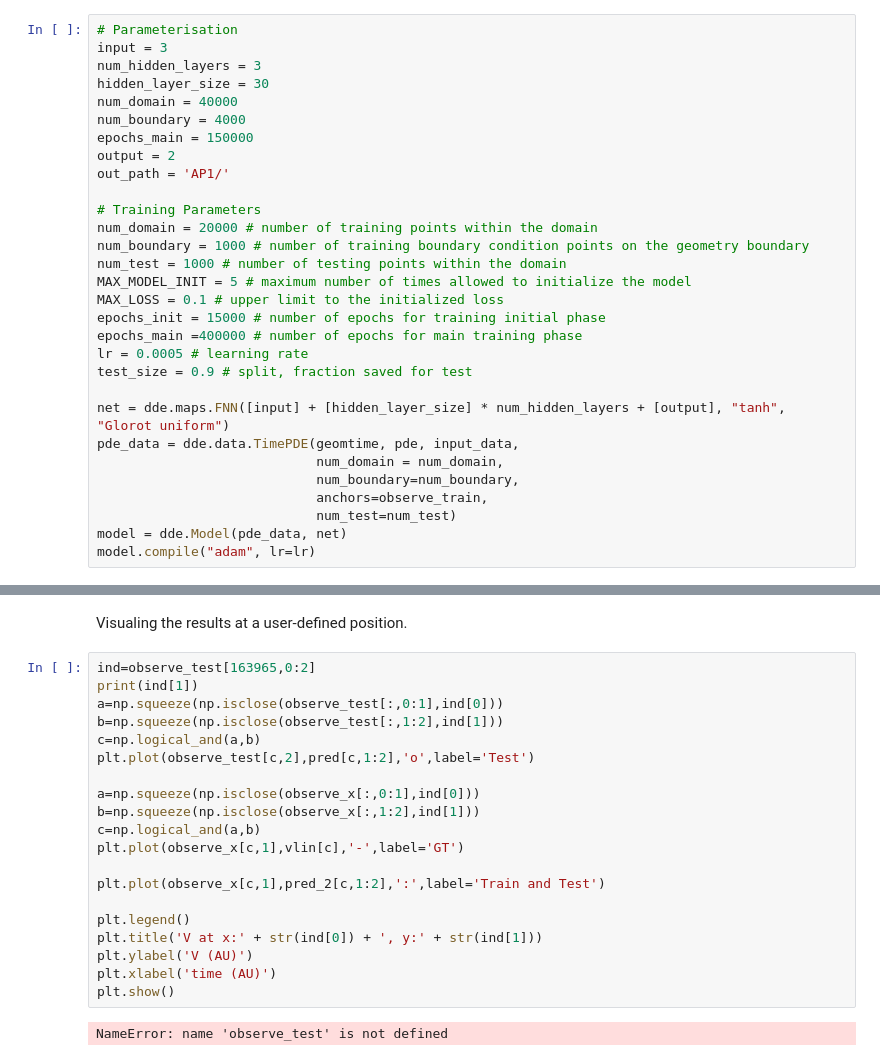
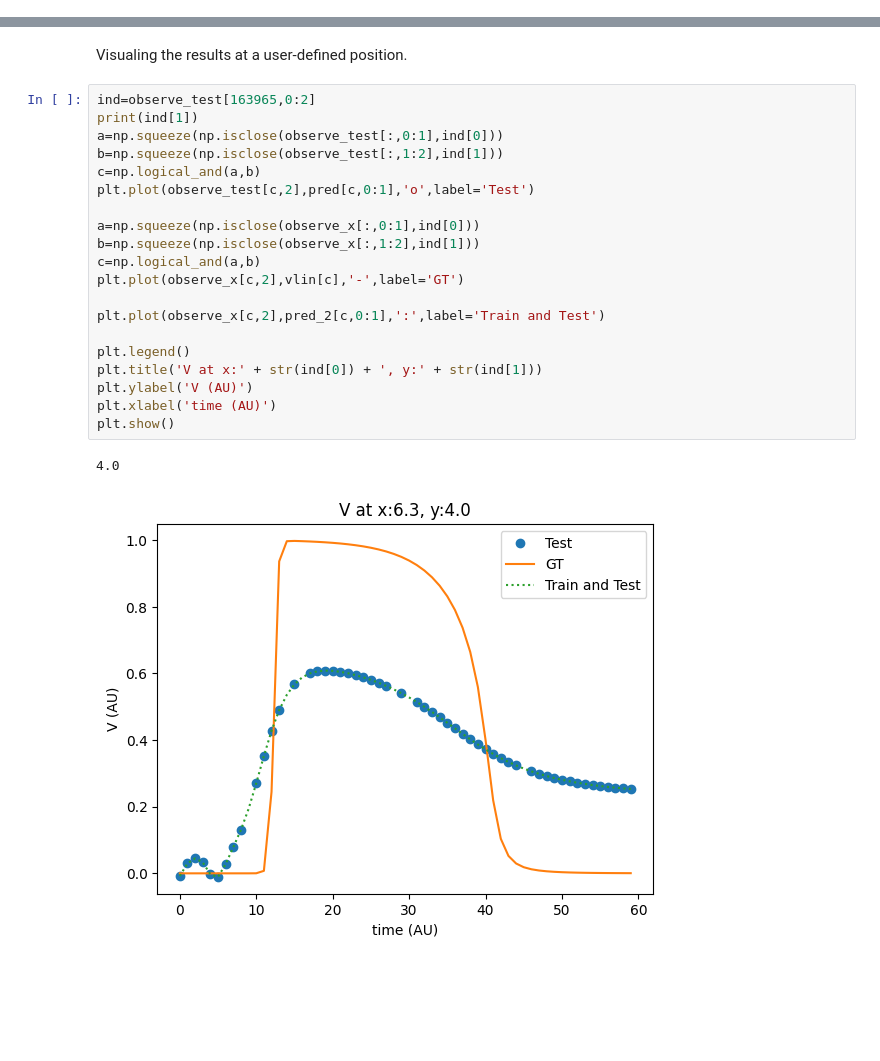
Before and after one commit to annien094/PINNs-tutorial-MICCAI-2024, a Jupyter notebook: PINNs_AP2D.ipynb, the cells around one changed output, grey strips where cells are left out. Cells and saved outputs as stored; diff of their text form; blank space fills up the shorter version.

```diff
--- a/PINNs_AP2D.ipynb
+++ b/PINNs_AP2D.ipynb
@@ -232,33 +232,3 @@ As before, we need to create
 *   data
 
 And then combine then into a Model.
-# %%
-# Parameterisation
-input = 3
-num_hidden_layers = 3
-hidden_layer_size = 30
-num_domain = 40000
-num_boundary = 4000
-epochs_main = 150000
-output = 2
-out_path = 'AP1/'
-
-# Training Parameters
-num_domain = 20000 # number of training points within the domain
-num_boundary = 1000 # number of training boundary condition points on the geometry boundary
-num_test = 1000 # number of testing points within the domain
-MAX_MODEL_INIT = 5 # maximum number of times allowed to initialize the model
-MAX_LOSS = 0.1 # upper limit to the initialized loss
-epochs_init = 15000 # number of epochs for training initial phase
-epochs_main =400000 # number of epochs for main training phase
-lr = 0.0005 # learning rate
-test_size = 0.9 # split, fraction saved for test
-
-net = dde.maps.FNN([input] + [hidden_layer_size] * num_hidden_layers + [output], "tanh", "Glorot uniform")
-pde_data = dde.data.TimePDE(geomtime, pde, input_data,
-                            num_domain = num_domain,
-                            num_boundary=num_boundary,
-                            anchors=observe_train,
-                            num_test=num_test)
-model = dde.Model(pde_data, net)
-model.compile("adam", lr=lr)
@@ -405,22 +362,23 @@ Visualing the results at a user-defined position.
 # %%
 ind=observe_test[163965,0:2]
 print(ind[1])
 a=np.squeeze(np.isclose(observe_test[:,0:1],ind[0]))
 b=np.squeeze(np.isclose(observe_test[:,1:2],ind[1]))
 c=np.logical_and(a,b)
-plt.plot(observe_test[c,2],pred[c,1:2],'o',label='Test')
+plt.plot(observe_test[c,2],pred[c,0:1],'o',label='Test')
 
 a=np.squeeze(np.isclose(observe_x[:,0:1],ind[0]))
 b=np.squeeze(np.isclose(observe_x[:,1:2],ind[1]))
 c=np.logical_and(a,b)
-plt.plot(observe_x[c,1],vlin[c],'-',label='GT')
+plt.plot(observe_x[c,2],vlin[c],'-',label='GT')
 
-plt.plot(observe_x[c,1],pred_2[c,1:2],':',label='Train and Test')
+plt.plot(observe_x[c,2],pred_2[c,0:1],':',label='Train and Test')
 
 plt.legend()
 plt.title('V at x:' + str(ind[0]) + ', y:' + str(ind[1]))
 plt.ylabel('V (AU)')
 plt.xlabel('time (AU)')
 plt.show()
 # %% [output]
-NameError: name 'observe_test' is not defined
+4.0
+[figure, added]
```
Also changed, not shown: parts of 15 cells of this notebook.
